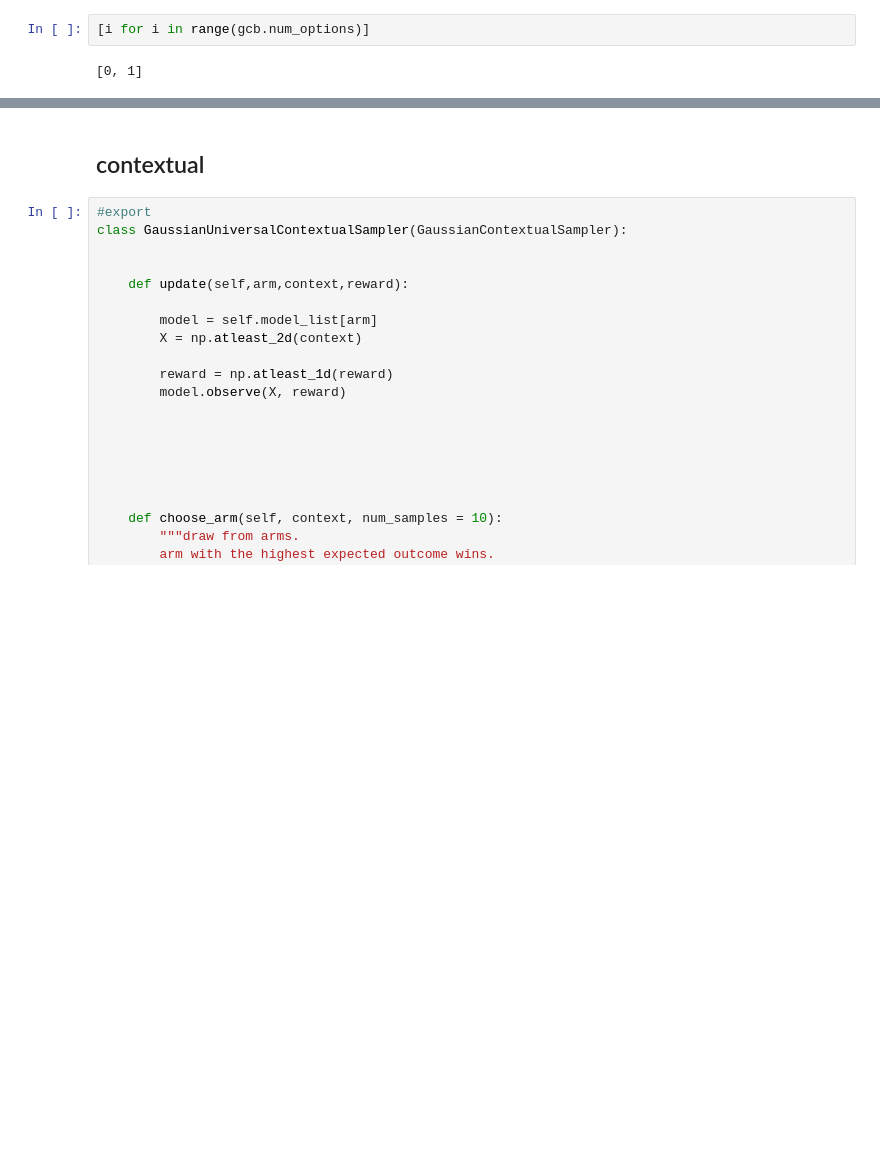
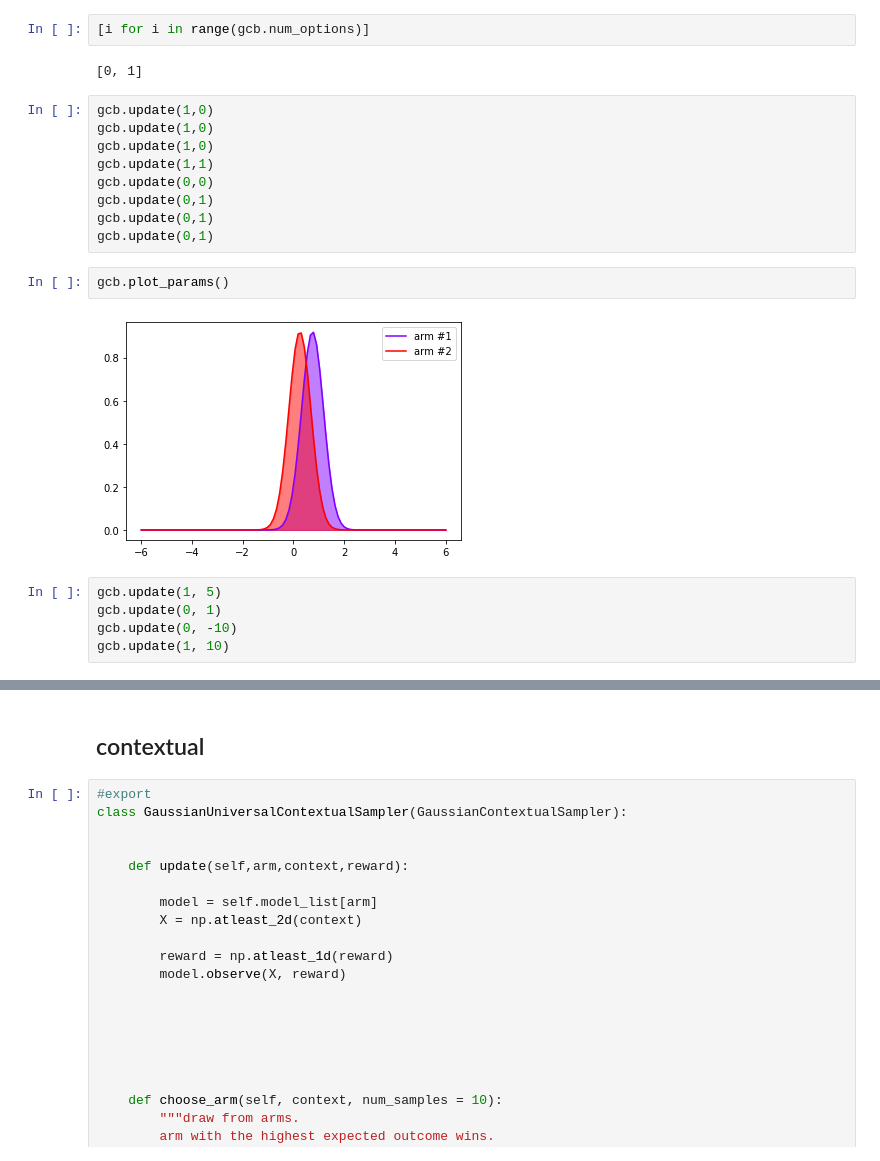
Before and after one commit to wooohoooo/thompson_sampling, a Jupyter notebook: 04_solvers.ipynb, the cells around one changed output, grey strips where cells are left out. Cells and saved outputs as stored; diff of their text form; blank space fills up the shorter version.

```diff
--- a/04_solvers.ipynb
+++ b/04_solvers.ipynb
@@ -736,3 +740,21 @@ gcb.plot_params()
 [i for i in range(gcb.num_options)]
 # %% [output]
 [0, 1]
+# %%
+gcb.update(1,0)
+gcb.update(1,0)
+gcb.update(1,0)
+gcb.update(1,1)
+gcb.update(0,0)
+gcb.update(0,1)
+gcb.update(0,1)
+gcb.update(0,1)
+# %%
+gcb.plot_params()
+# %% [output]
+[figure, added]
+# %%
+gcb.update(1, 5)
+gcb.update(0, 1)
+gcb.update(0, -10)
+gcb.update(1, 10)
```
Also changed, not shown: parts of 36 cells of this notebook, 3 other files.
